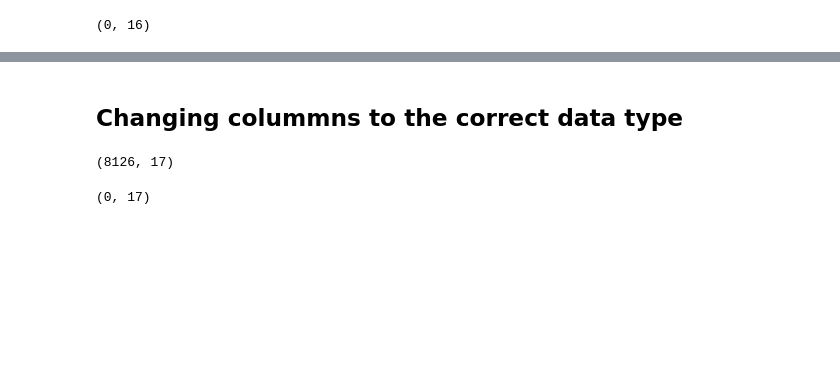
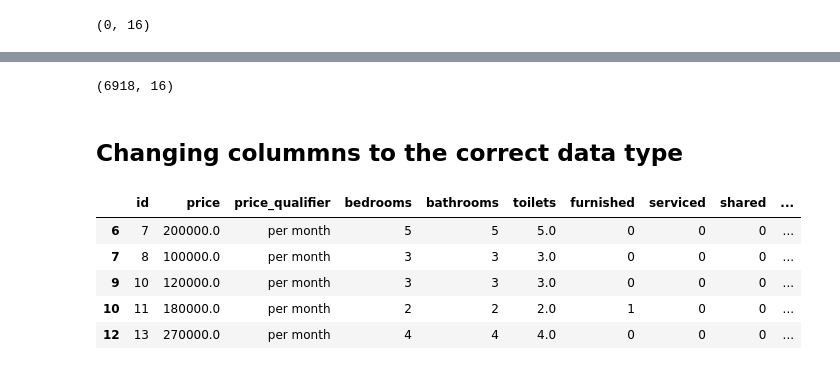
Before and after one commit to Ian-Ibrahim/project_ICS, a Jupyter notebook: Anna/data_cleaning.ipynb, the cells around one changed output, grey strips where cells are left out. Drawn from its saved outputs; the diff is of its cells as text; code cells hidden in the pictures; blank space fills up the shorter version.

```diff
--- a/Anna/data_cleaning.ipynb
+++ b/Anna/data_cleaning.ipynb
@@ -583,5 +560,5 @@ df_rental.loc[(df_rental['state']!='Nairobi')&(df_rental['state']!='Kiambu')&(df
 # %%
-#remove properties in states that have less than 500 in sale properties
-df_sale=df_sale.loc[(df_sale['state']=='Nairobi')|(df_sale['state']=='Kiambu')|(df_sale['state']=='Kajiado')|(df_sale['state']=='Mombasa')]
-df_sale.shape
+#remove properties in states that have less than 500 in rental properties
+df=df.loc[(df['state']=='Nairobi')|(df['state']=='Kiambu')|(df['state']=='Kajiado')|(df['state']=='Mombasa')]
+df.shape
 # %% [output]
@@ -595,16 +566,20 @@ df_rental.shape
+# %%
+df=df[df.groupby('locality').locality.transform('count')>=75]
+df.shape
+# %% [output]
+(6918, 16)
 # %% [markdown]
 <h2>Changing colummns to the correct data type</h2>
 # %%
 #convert data type listdate to date
 df_sale['listdate']= pd.to_datetime(df_sale['listdate'])
 df_rental['listdate']= pd.to_datetime(df_rental['listdate'])
-# %%
-#combine two dataframes into one
-df=pd.concat([df_rental,df_sale])
-df.shape
-# %% [output]
-(8126, 17)
-# %%
-df.loc[(df['state']!='Nairobi')&(df['state']!='Kiambu')&(df['state']!='Kajiado')&(df['state']!='Mombasa')].shape
-# %% [output]
-(0, 17)
+# %%
+df.head()
+# %% [output]
+|  | id | price | price_qualifier | bedrooms | bathrooms | toilets | furnished | serviced | shared | ... |
+| 6 | 7 | 200000.0 | per month | 5 | 5 | 5.0 | 0 | 0 | 0 | ... |
+| 7 | 8 | 100000.0 | per month | 3 | 3 | 3.0 | 0 | 0 | 0 | ... |
+| 9 | 10 | 120000.0 | per month | 3 | 3 | 3.0 | 0 | 0 | 0 | ... |
+| 10 | 11 | 180000.0 | per month | 2 | 2 | 2.0 | 1 | 0 | 0 | ... |
+| 12 | 13 | 270000.0 | per month | 4 | 4 | 4.0 | 0 | 0 | 0 | ... |
```
Also changed, not shown: parts of 17 cells of this notebook, 2 other files.
